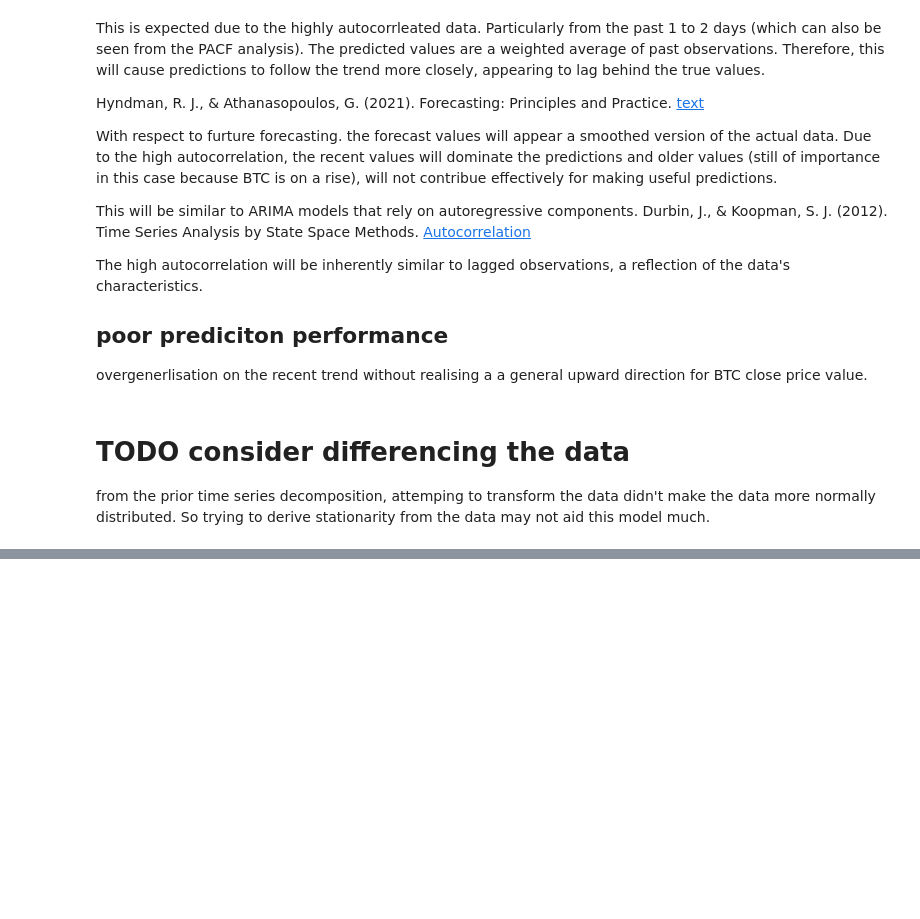
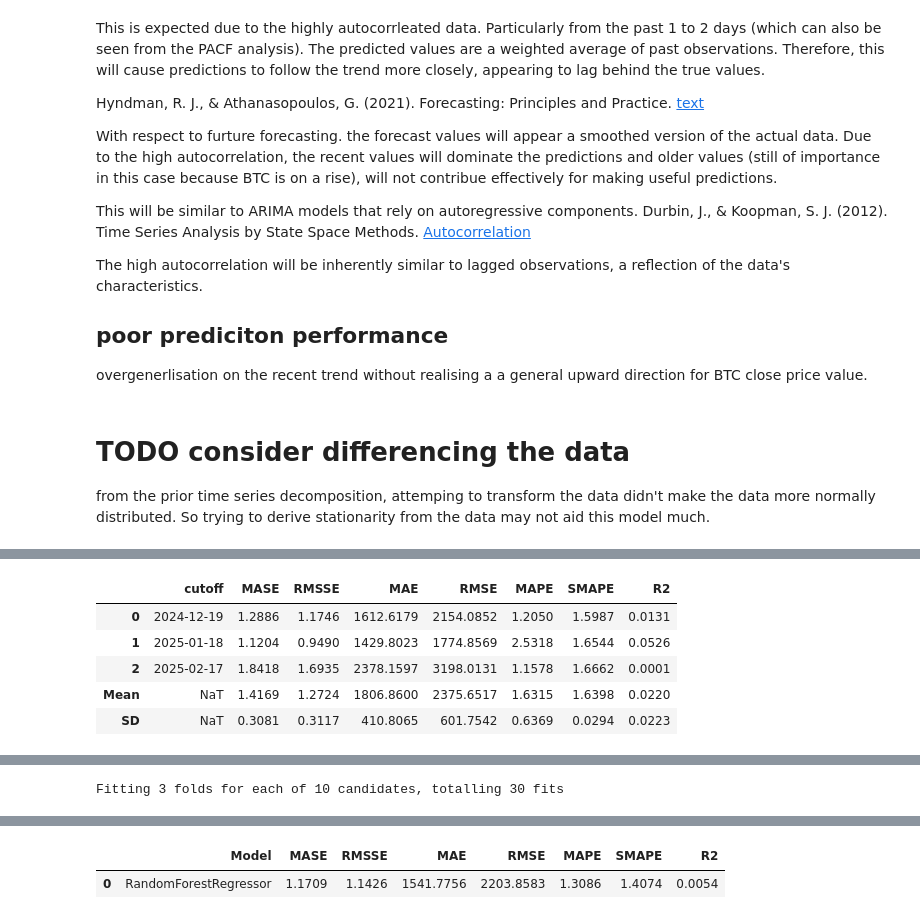
Before and after one commit to RalleyD/COM724_AE2, a Jupyter notebook: notebooks/single-exponential-smoothing.ipynb, the cells around one changed output, grey strips where cells are left out. Drawn from its saved outputs; the diff is of its cells as text; code cells hidden in the pictures; blank space fills up the shorter version.

```diff
--- a/notebooks/single-exponential-smoothing.ipynb
+++ b/notebooks/single-exponential-smoothing.ipynb
@@ -240,0 +342,3 @@ exp_smooth_diff = exp_diff.create_model('exp_smooth')
+# %%
+tuned_best = exp_diff_comp.tune_model(best)
+# %% [output]
@@ -240,0 +346,6 @@ exp_smooth_diff = exp_diff.create_model('exp_smooth')
+|  | cutoff | MASE | RMSSE | MAE | RMSE | MAPE | SMAPE | R2 |
+| 0 | 2024-12-19 | 1.2886 | 1.1746 | 1612.6179 | 2154.0852 | 1.2050 | 1.5987 | 0.0131 |
+| 1 | 2025-01-18 | 1.1204 | 0.9490 | 1429.8023 | 1774.8569 | 2.5318 | 1.6544 | 0.0526 |
+| 2 | 2025-02-17 | 1.8418 | 1.6935 | 2378.1597 | 3198.0131 | 1.1578 | 1.6662 | 0.0001 |
+| Mean | NaT | 1.4169 | 1.2724 | 1806.8600 | 2375.6517 | 1.6315 | 1.6398 | 0.0220 |
+| SD | NaT | 0.3081 | 0.3117 | 410.8065 | 601.7542 | 0.6369 | 0.0294 | 0.0223 |
@@ -240,0 +353 @@ exp_smooth_diff = exp_diff.create_model('exp_smooth')
+Fitting 3 folds for each of 10 candidates, totalling 30 fits
@@ -240,0 +356,5 @@ exp_smooth_diff = exp_diff.create_model('exp_smooth')
+# %%
+reconstruct_undiff(tuned_best)
+# %% [output]
+|  | Model | MASE | RMSSE | MAE | RMSE | MAPE | SMAPE | R2 |
+| 0 | RandomForestRegressor | 1.1709 | 1.1426 | 1541.7756 | 2203.8583 | 1.3086 | 1.4074 | 0.0054 |
```
Also changed, not shown: parts of 17 cells of this notebook.
